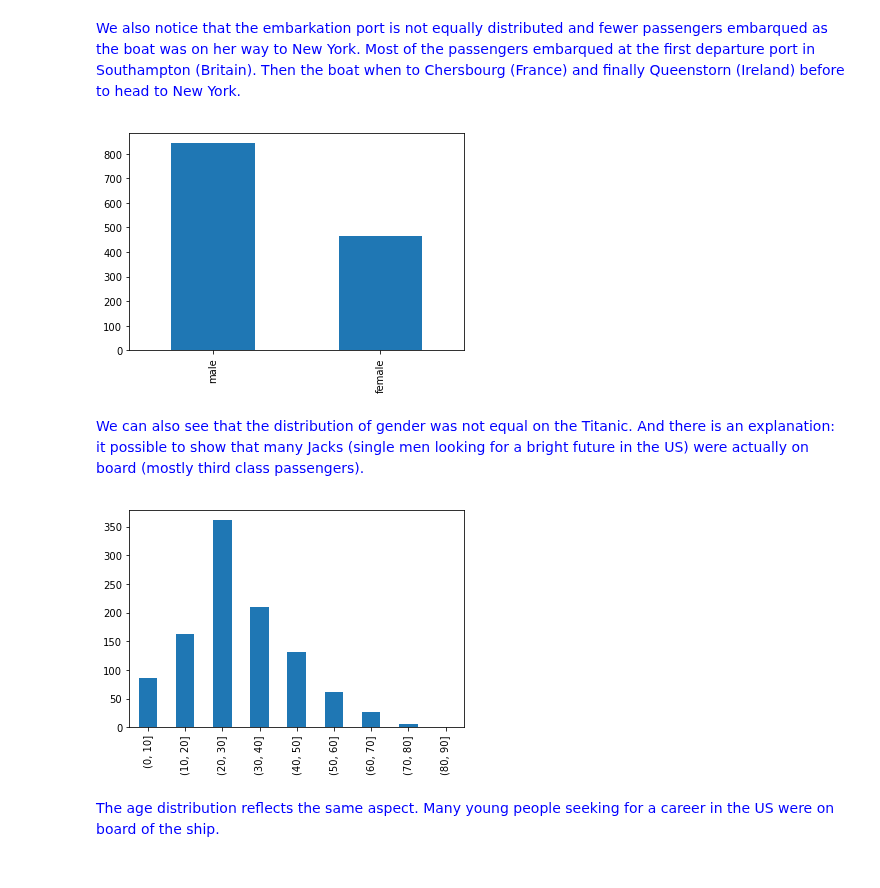
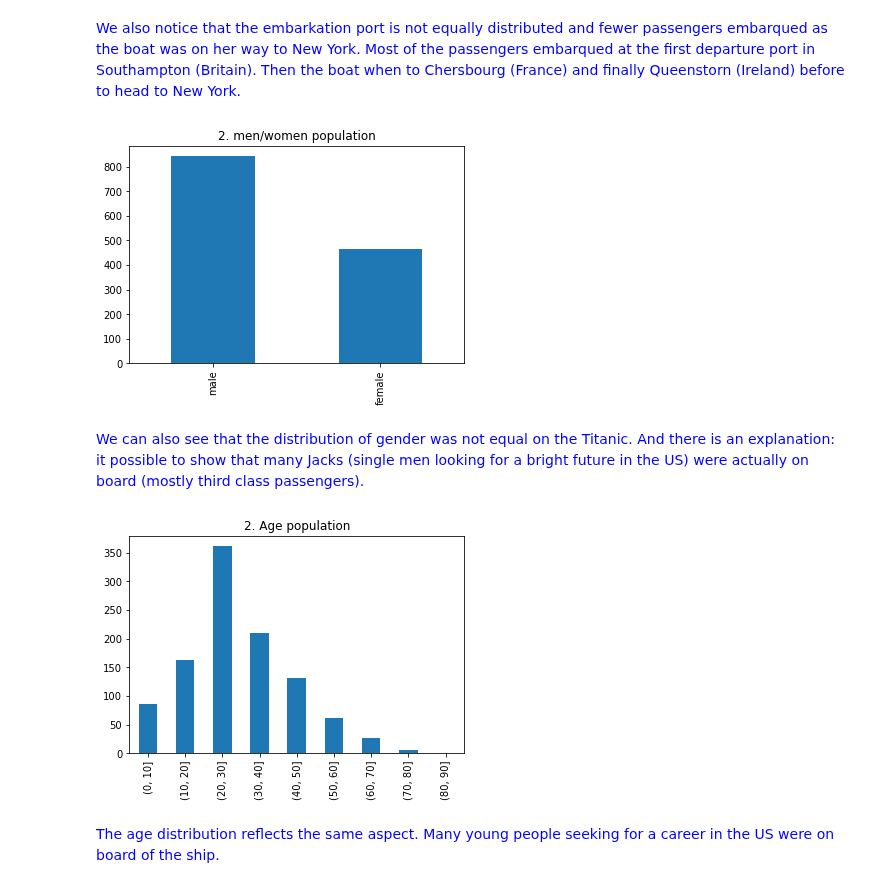
Before and after one commit to matthieuDev/ADA2017, a Jupyter notebook: 01 - Pandas and Data Wrangling/Homework 1.ipynb, the cells around one changed output. Drawn from its saved outputs; the diff is of its cells as text; code cells hidden in the pictures.

```diff
--- a/01 - Pandas and Data Wrangling/Homework 1.ipynb
+++ b/01 - Pandas and Data Wrangling/Homework 1.ipynb
@@ -445,20 +447,21 @@ titanic.embarked.dropna().value_counts().plot(kind='bar').figure
 # %%
 # Sex
 
 plt.gcf().clear()
+plt.title('2. men/women population')
 mfTitanic = titanic["sex"].dropna().value_counts().plot(kind='bar')
 mfTitanic.figure
 # %% [output]
-[figure, old version]
+[figure, new version]
 # %% [markdown]
 <span style="color:blue">We can also see that the distribution of gender was not equal on the Titanic. And there is an explanation: it possible to show that many Jacks (single men looking for a bright future in the US) were actually on board (mostly third class passengers).</span>
 # %%
 # Age
-
 plt.gcf().clear()
+plt.title('2. Age population')
 pd.cut(titanic.age.dropna(), [0,10,20,30,40,50,60,70,80,90]).value_counts().sort_index().plot(kind='bar').figure
 # %% [output]
-[figure, old version]
+[figure, new version]
 # %% [markdown]
 <span style="color:blue">The age distribution reflects the same aspect. Many young people seeking for a career in the US were on board of the ship.</span>
 # %% [markdown]
```
Also changed, not shown: parts of 6 cells of this notebook.
